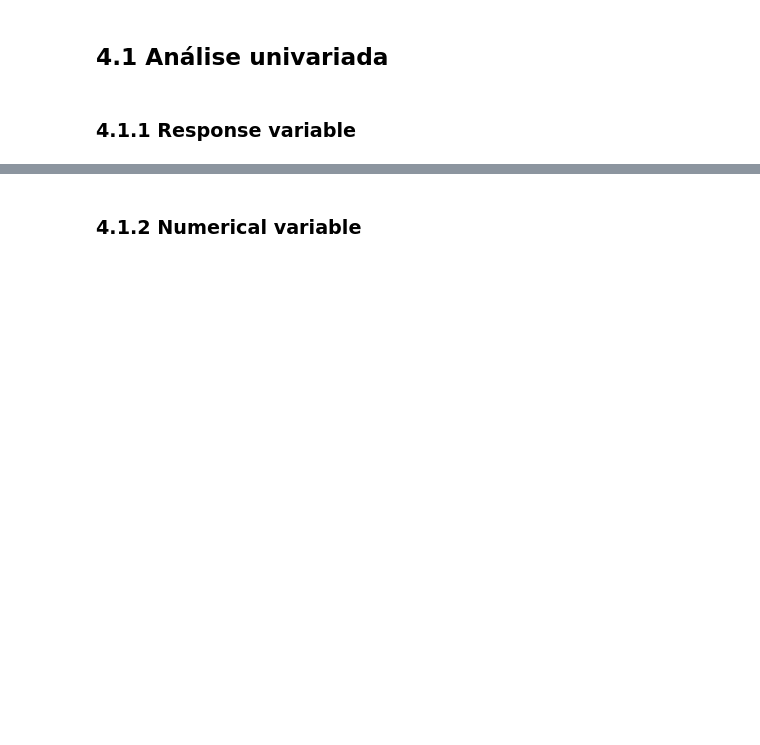
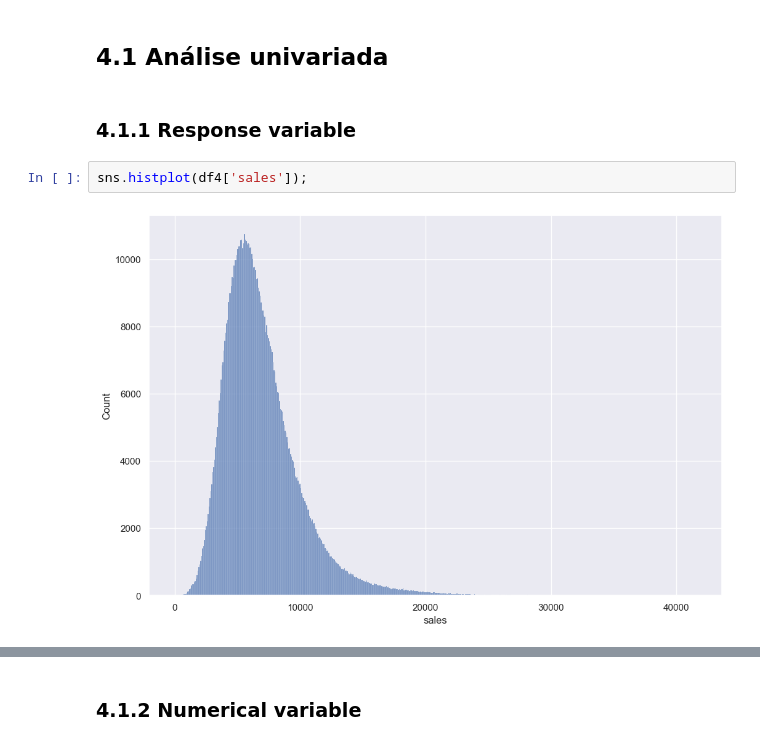
Before and after one commit to gabra7310/rossmann_sales_prediction, a Jupyter notebook: notebooks/rossmann_sales_prediction.ipynb, the cells around one changed output, grey strips where cells are left out. Cells and saved outputs as stored; diff of their text form; blank space fills up the shorter version.

```diff
--- a/notebooks/rossmann_sales_prediction.ipynb
+++ b/notebooks/rossmann_sales_prediction.ipynb
@@ -416,3 +442,7 @@ df4 = df3.copy()
 ## 4.1 Análise univariada
 # %% [markdown]
 ### 4.1.1 Response variable
+# %%
+sns.histplot(df4['sales']);
+# %% [output]
+[figure, added]
```
Also changed, not shown: parts of 54 cells of this notebook, 4 other files.
